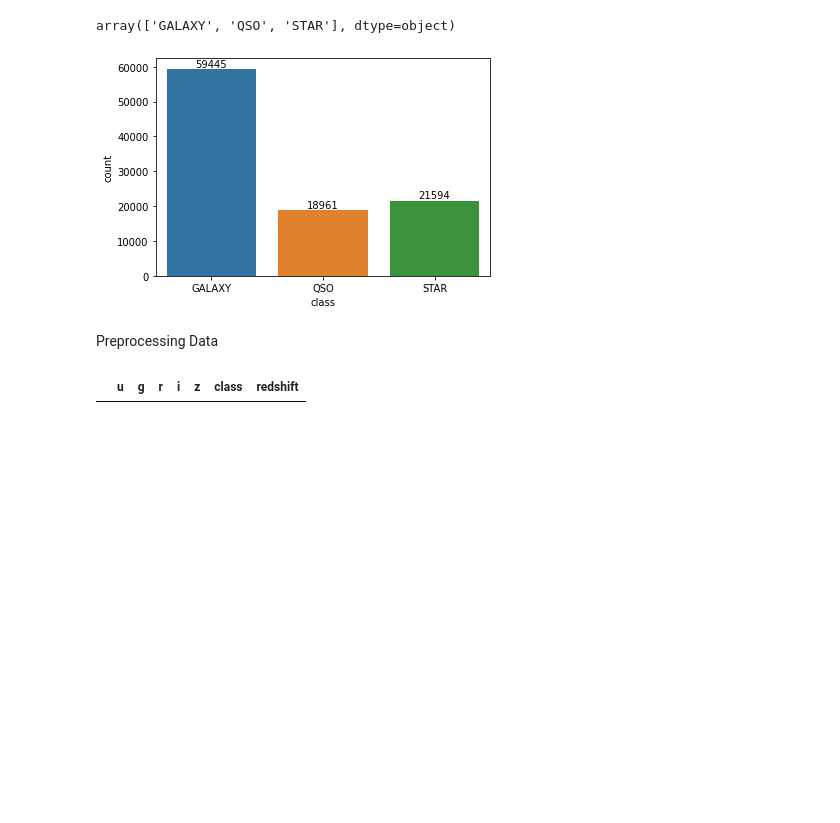
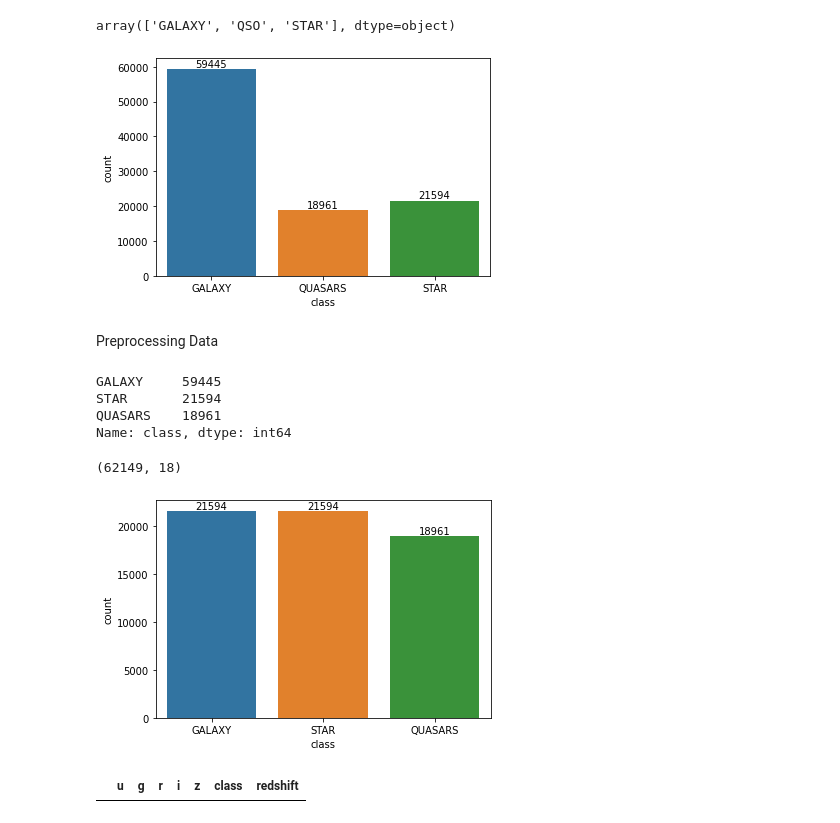
Before and after one commit to Jenil-Vekaria/StellarClassification, a Jupyter notebook: Classification.ipynb, the cells around one changed output. Drawn from its saved outputs; the diff is of its cells as text; code cells hidden in the pictures; blank space fills up the shorter version.

Commit message:
Add KNN implementation and undersample the Galaxy records

```diff
--- a/Classification.ipynb
+++ b/Classification.ipynb
@@ -46,14 +48,46 @@ memory usage: 13.7+ MB
 data["class"].unique()
 # %% [output]
 array(['GALAXY', 'QSO', 'STAR'], dtype=object)
+# %%
+# Replace class label "QSO" to "QUASARS"
+data['class'].replace("QSO","QUASARS",inplace=True)
 # %%
 plot = sns.countplot(data["class"], label="Count")
 plot.bar_label(plot.containers[0])
 plt.show()
 # %% [output]
-[figure, old version]
+[figure, new version]
 # %% [markdown]
 Preprocessing Data
+# %%
+print(data["class"].value_counts())
+# Get class count
+galaxy_count, star_count, qso_count = data["class"].value_counts()
+
+# divide by classs
+galaxy_class = data[data["class"] == "GALAXY"]
+star_class = data[data["class"] == "STAR"]
+qso_class = data[data["class"] == "QUASARS"]
+
+# Under sampling the Galaxy class because the dataset is too imbalanced
+galaxy_class_under = galaxy_class.sample(star_count)
+
+# Concat all the data
+data = pd.concat([galaxy_class_under, star_class, qso_class],axis=0)
+
+data.shape
+# %% [output]
+GALAXY     59445
+STAR       21594
+QUASARS    18961
+Name: class, dtype: int64
+(62149, 18)
+# %%
+plot = sns.countplot(data["class"], label="Count")
+plot.bar_label(plot.containers[0])
+plt.show()
+# %% [output]
+[figure, added]
 # %%
 # Dropping columns that are IDs or timestamp
 data = data.drop(['obj_ID','field_ID','run_ID','rerun_ID', 'cam_col', 'field_ID', 'spec_obj_ID', 'MJD', 'fiber_ID', 'alpha', 'delta', 'plate'], axis=1)
```
Also changed, not shown: parts of 11 cells of this notebook, 2 other files.
